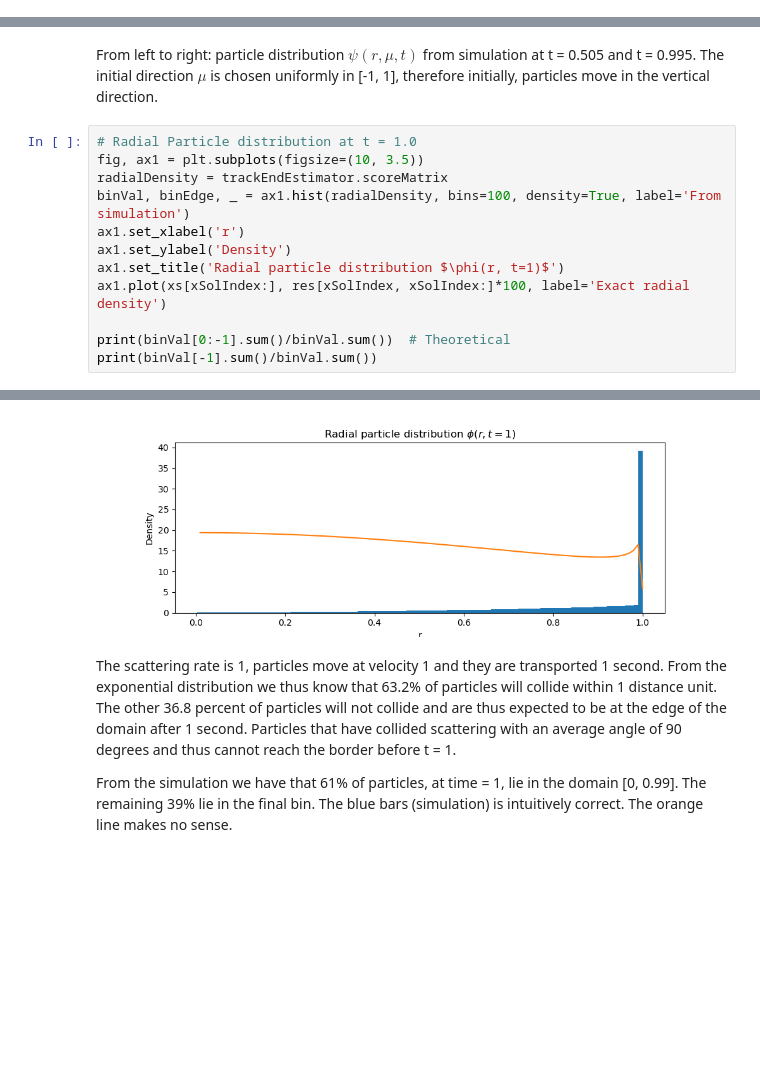
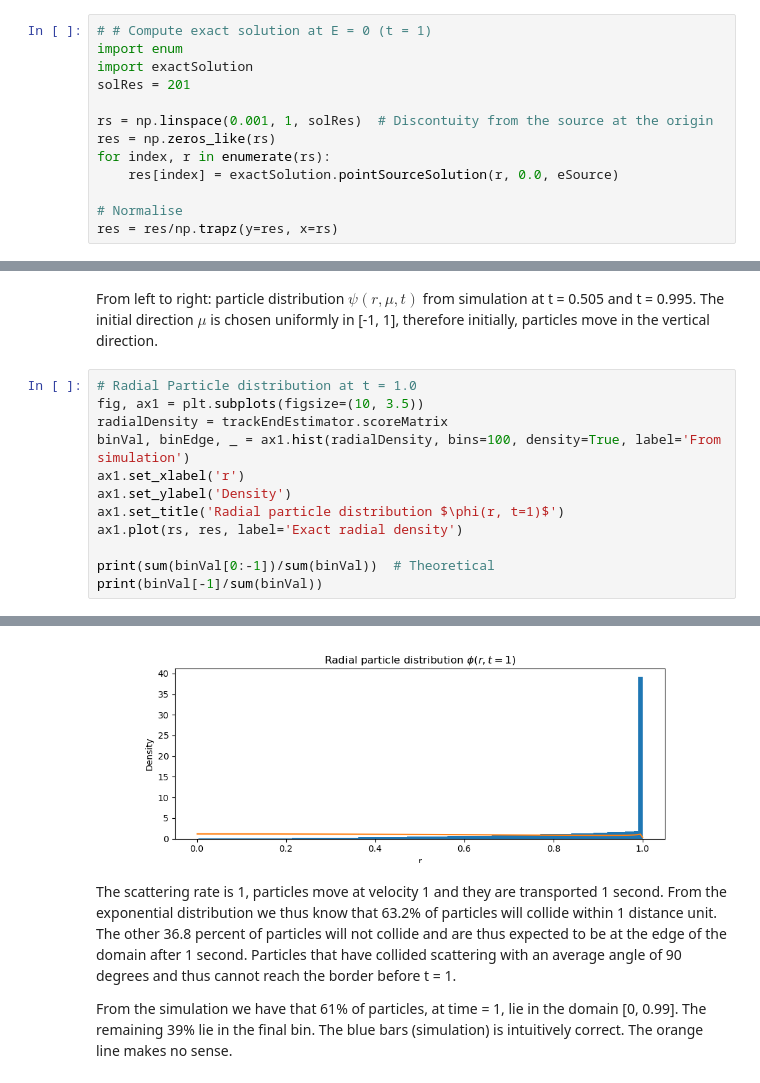
Before and after one commit to KlaasWillems/electronTransportCode, a Jupyter notebook: numericalExperiments/pointSource/PointSourceTest.ipynb, the cells around one changed output, grey strips where cells are left out. Saved outputs shown, nothing was run; the diff lists cells and outputs as text; blank space fills up the shorter version.

Commit message:
Nice jupyter notebook, radial phi comparison

```diff
--- a/numericalExperiments/pointSource/PointSourceTest.ipynb
+++ b/numericalExperiments/pointSource/PointSourceTest.ipynb
@@ -100,3 +83,16 @@ for i1, x1 in enumerate(xs):
+# %%
+# # Compute exact solution at E = 0 (t = 1)
+import enum
+import exactSolution
+solRes = 201
+
+rs = np.linspace(0.001, 1, solRes)  # Discontuity from the source at the origin
+res = np.zeros_like(rs)
+for index, r in enumerate(rs):
+    res[index] = exactSolution.pointSourceSolution(r, 0.0, eSource)
+
+# Normalise
+res = res/np.trapz(y=res, x=rs)
 # %% [markdown]
 Plot 2D particle distribution
 # %%
@@ -154,8 +141,8 @@ binVal, binEdge, _ = ax1.hist(radialDensity, bins=100, density=True, label='From
 ax1.set_xlabel('r')
 ax1.set_ylabel('Density')
 ax1.set_title('Radial particle distribution $\phi(r, t=1)$')
-ax1.plot(xs[xSolIndex:], res[xSolIndex, xSolIndex:]*100, label='Exact radial density')
+ax1.plot(rs, res, label='Exact radial density')
 
-print(binVal[0:-1].sum()/binVal.sum())  # Theoretical
-print(binVal[-1].sum()/binVal.sum())
+print(sum(binVal[0:-1])/sum(binVal))  # Theoretical
+print(binVal[-1]/sum(binVal))
 # %% [output]
@@ -164,4 +151,4 @@ print(binVal[-1].sum()/binVal.sum())
-[figure, old version]
+[figure, new version]
 # %% [markdown]
 The scattering rate is 1, particles move at velocity 1 and they are transported 1 second. From the exponential distribution we thus know that 63.2% of particles will collide within 1 distance unit. The other 36.8 percent of particles will not collide and are thus expected to be at the edge of the domain after 1 second. Particles that have collided scattering with an average angle of 90 degrees and thus cannot reach the border before t = 1.
 
```
Also changed, not shown: parts of 5 cells of this notebook, 1 other file.
